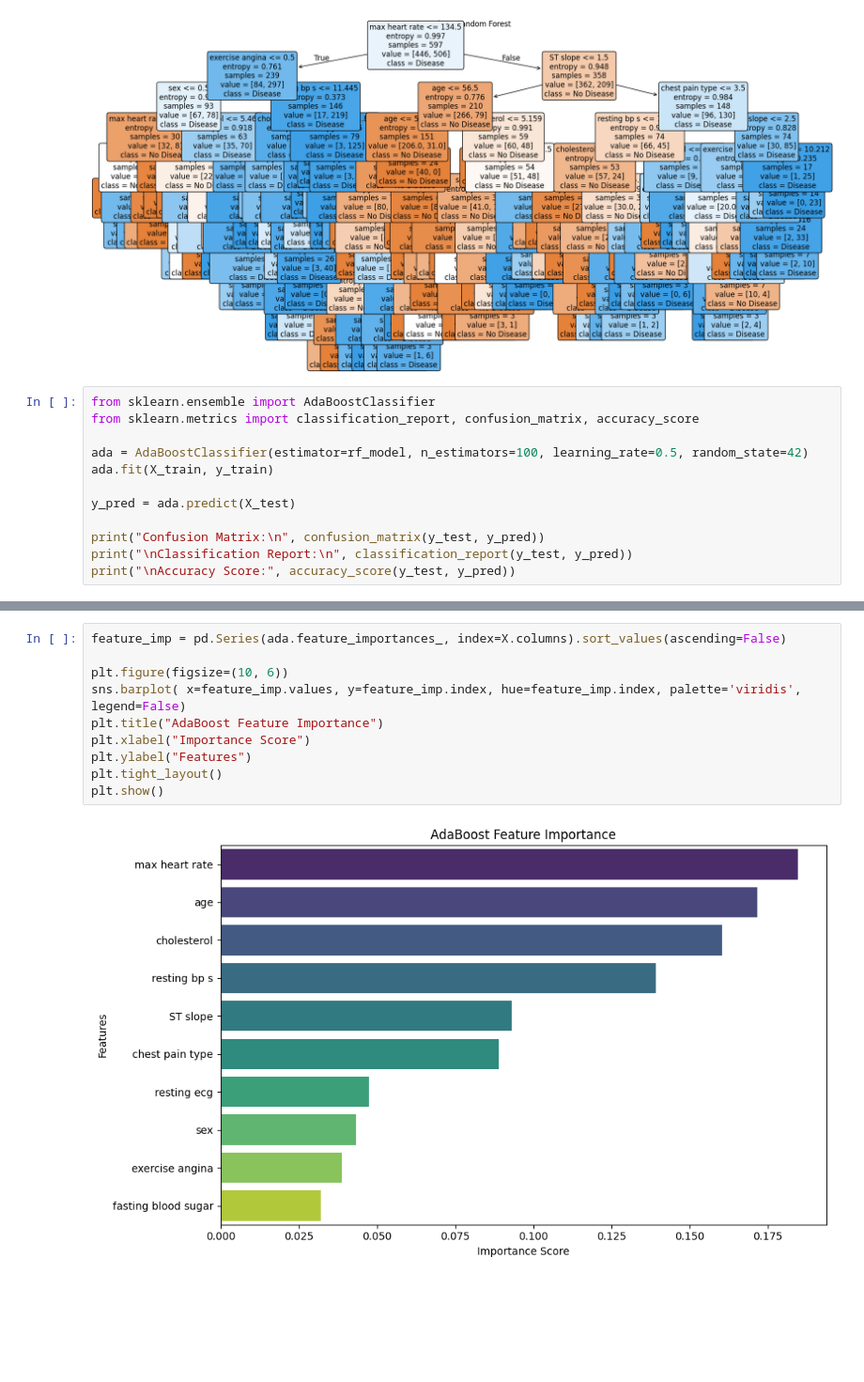
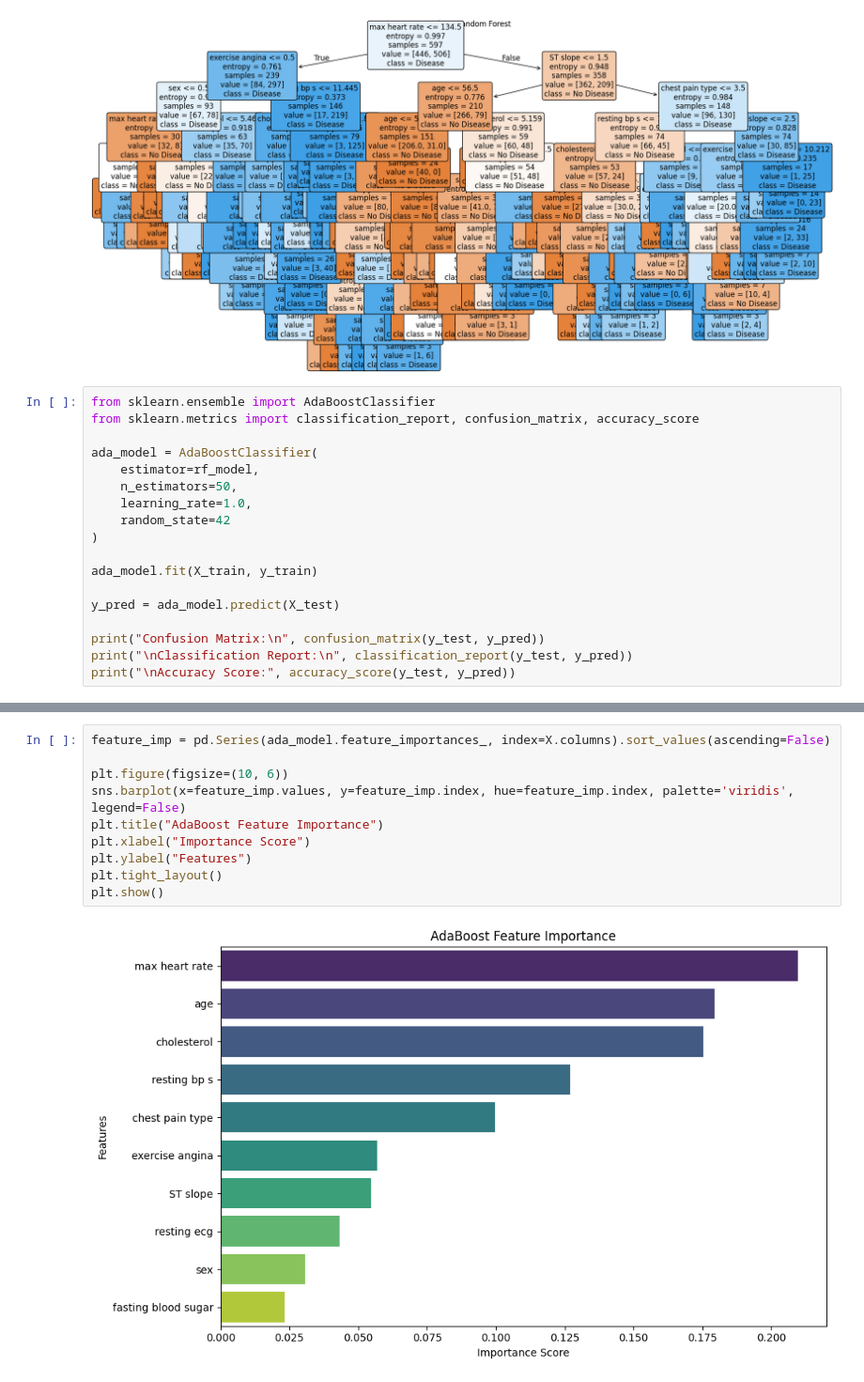
Before and after one commit to SanjayBista1010/Classification, a Jupyter notebook: HeartDiseaseRandomForest.ipynb, the cells around one changed output, grey strips where cells are left out. Shown at 94% size. Saved outputs shown, nothing was run; the diff lists cells and outputs as text; blank space fills up the shorter version.

```diff
--- a/HeartDiseaseRandomForest.ipynb
+++ b/HeartDiseaseRandomForest.ipynb
@@ -350,10 +350,16 @@ plt.show()
 from sklearn.ensemble import AdaBoostClassifier
 from sklearn.metrics import classification_report, confusion_matrix, accuracy_score
 
-ada = AdaBoostClassifier(estimator=rf_model, n_estimators=100, learning_rate=0.5, random_state=42)
-ada.fit(X_train, y_train)
+ada_model = AdaBoostClassifier(
+    estimator=rf_model,
+    n_estimators=50,
+    learning_rate=1.0,
+    random_state=42
+)
 
-y_pred = ada.predict(X_test)
+ada_model.fit(X_train, y_train)
+
+y_pred = ada_model.predict(X_test)
 
 print("Confusion Matrix:\n", confusion_matrix(y_test, y_pred))
 print("\nClassification Report:\n", classification_report(y_test, y_pred))
@@ -378,15 +384,15 @@ Accuracy Score: 0.9369747899159664
 # %%
-feature_imp = pd.Series(ada.feature_importances_, index=X.columns).sort_values(ascending=False)
+feature_imp = pd.Series(ada_model.feature_importances_, index=X.columns).sort_values(ascending=False)
 
 plt.figure(figsize=(10, 6))
-sns.barplot( x=feature_imp.values, y=feature_imp.index, hue=feature_imp.index, palette='viridis', legend=False)
+sns.barplot(x=feature_imp.values, y=feature_imp.index, hue=feature_imp.index, palette='viridis', legend=False)
 plt.title("AdaBoost Feature Importance")
 plt.xlabel("Importance Score")
 plt.ylabel("Features")
 plt.tight_layout()
 plt.show()
 # %% [output]
-[figure, old version]
+[figure, new version]
 # %%
 from sklearn.metrics import zero_one_loss
 
```
Also changed, not shown: parts of 8 cells of this notebook.
